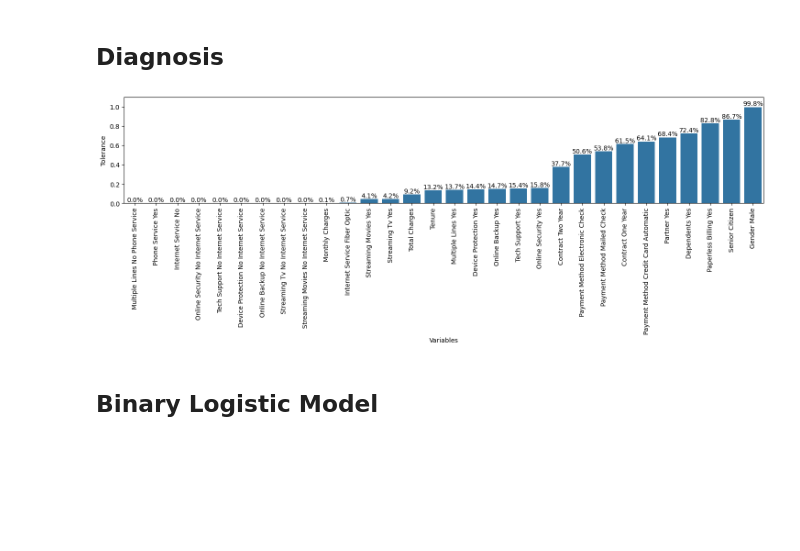
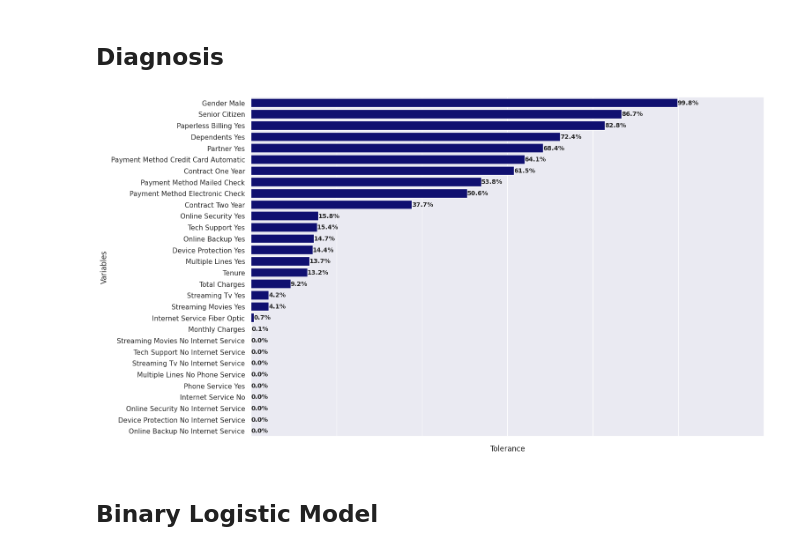
Before and after one commit to dan-teixeira/data-science, a Jupyter notebook: telco_costumer_churn/telco_customer_churn.ipynb, the cells around one changed output. Cells and saved outputs as stored; diff of their text form; code cells hidden in the pictures; blank space fills up the shorter version.

```diff
--- a/telco_costumer_churn/telco_customer_churn.ipynb
+++ b/telco_costumer_churn/telco_customer_churn.ipynb
@@ -135,23 +137,7 @@ Number of rows with missing values: 0
 # One-hot encoding
 df_telco_dummies = pd.get_dummies(
     data=df_telco,
-    columns=[
-        "gender",
-        "partner",
-        "dependents",
-        "phone_service",
-        "multiple_lines",
-        "internet_service",
-        "online_security",
-        "device_protection",
-        "tech_support",
-        "online_backup",
-        "streaming_tv",
-        "streaming_movies",
-        "contract",
-        "paperless_billing",
-        "payment_method",
-    ],
+    columns = df_telco.drop(["churn", "customer_id"], axis=1).select_dtypes(include=object).columns,
     drop_first=True,
     dtype=int
 )
@@ -180,32 +187,34 @@ df_telco_dummies
 ## Diagnosis
 # %%
 # Multicollinearity diagnosis (VIF and Tolerance)
-df_vif_tolerance = vif_tolerance(df=df_telco_dummies, endog="churn", drop_columns=["customer_id"])
+sns.set_theme(style="darkgrid")
+df_vif_tolerance = vif_tolerance(df=df_telco_dummies, endog="churn", drop_columns=["customer_id"]).sort_values("vif", ascending=True)
 
-plt.figure(figsize=(18,3))
+plt.figure(figsize=(15,10))
 
 ax = sns.barplot(
     data=df_vif_tolerance,
-    x="variables",
-    y="tolerance"
+    y="variables",
+    x="tolerance",
+    color="navy",
+    orient='h'
 )
 
 for i, p in enumerate(ax.patches):
-    ax.annotate(f"{p.get_height():.1%}", xy=(i, p.get_height()), va = "bottom", ha="center", fontsize=10)
+    ax.annotate(f"{p.get_width():.1%}", xy=(p.get_width(), i), fontsize=10, va="center", ha="left", weight="bold")
 
-plt.xlabel("Variables")
-plt.ylabel("Tolerance")
-plt.ylim([0, 1.1])
+plt.xlabel("Tolerance")
+plt.ylabel("Variables")
 
-plt.xticks(
-    rotation=90,
-    ticks=ax.get_xticks(),
-    labels=[label.get_text().replace("_", " ").title() for label in ax.get_xticklabels()]
+plt.xticks(ticks=ax.get_xticks(), labels=[])
+plt.yticks(
+    ticks=ax.get_yticks(),
+    labels=[label.get_text().replace("_", " ").title() for label in ax.get_yticklabels()]
     )
 
 plt.show()
 # %% [output]
-[figure, old version]
+[figure, new version]
 # %%
 # Drop redundant variables
 df_telco_dummies.drop(df_telco_dummies.loc[:,df_telco_dummies.columns.str.contains("_no_internet_service", regex=True)], axis=1, inplace=True)
```
Also changed, not shown: parts of 17 cells of this notebook.
